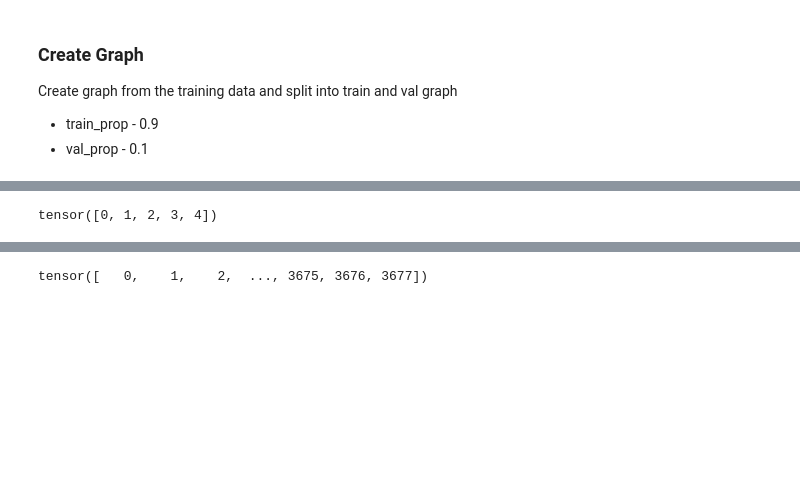
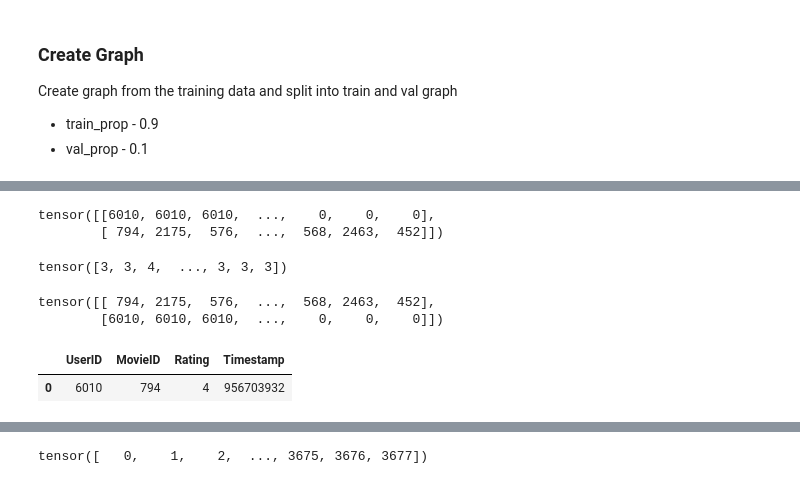
Before and after one commit to AshishSinha5/movielens_gnn, a Jupyter notebook: link_prediction.ipynb, the cells around one changed output, grey strips where cells are left out. Cells and saved outputs as stored; diff of their text form; code cells hidden in the pictures; blank space fills up the shorter version.

```diff
--- a/link_prediction.ipynb
+++ b/link_prediction.ipynb
@@ -353,8 +384,23 @@ HeteroData(
 )
+# %%
+train_graph[('user', 'rates', 'movie')].edge_index
+# %% [output]
+tensor([[6010, 6010, 6010,  ...,    0,    0,    0],
+        [ 794, 2175,  576,  ...,  568, 2463,  452]])
 # %%
-train_graph[('user', 'rates', 'movie')].edge_label.unique()
+train_graph[('user', 'rates', 'movie')].edge_label
 # %% [output]
-tensor([0, 1, 2, 3, 4])
+tensor([3, 3, 4,  ..., 3, 3, 3])
+# %%
+train_graph[('movie', 'rev_rates', 'user')].edge_index
+# %% [output]
+tensor([[ 794, 2175,  576,  ...,  568, 2463,  452],
+        [6010, 6010, 6010,  ...,    0,    0,    0]])
+# %%
+train_ratings_transformed[(train_ratings_transformed['UserID'] == 6010) & (train_ratings_transformed['MovieID'] == 794)]
+# %% [output]
+|  | UserID | MovieID | Rating | Timestamp |
+| 0 | 6010 | 794 | 4 | 956703932 |
 # %%
 transform = T.RandomLinkSplit(
     num_val=0.1,  # 10% validation edges
```
Also changed, not shown: parts of 26 cells of this notebook, 1 other file.
